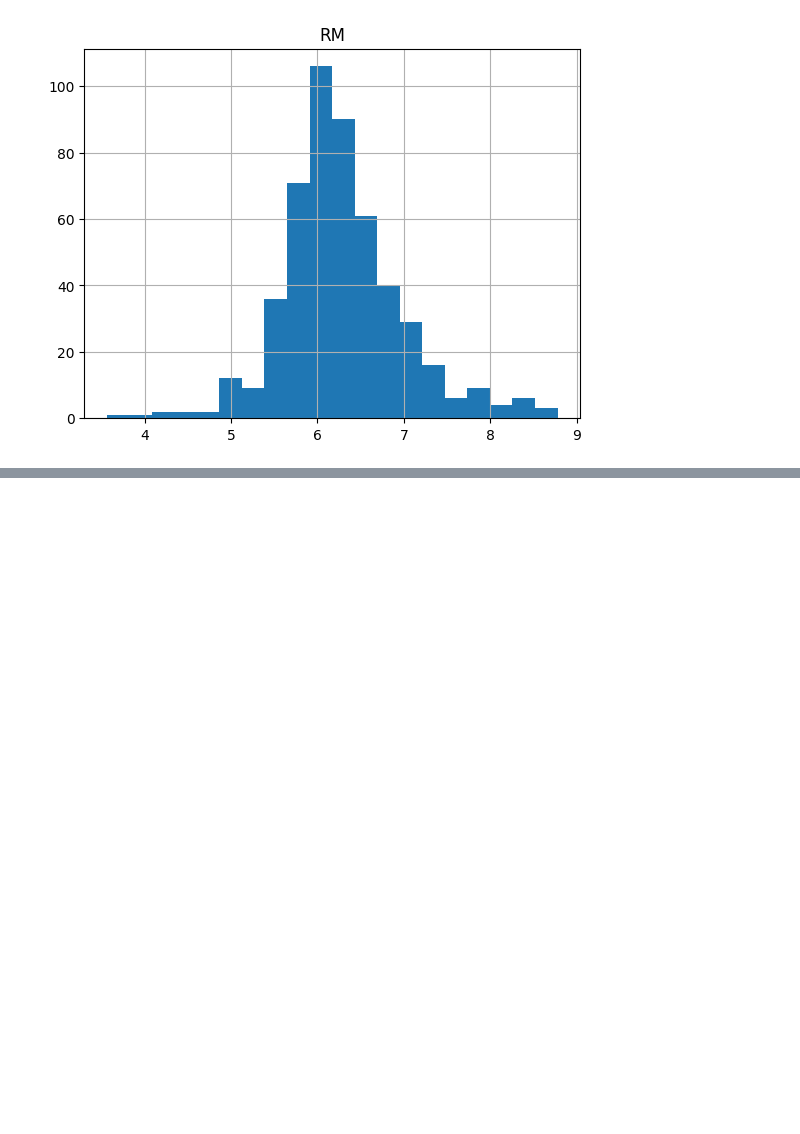
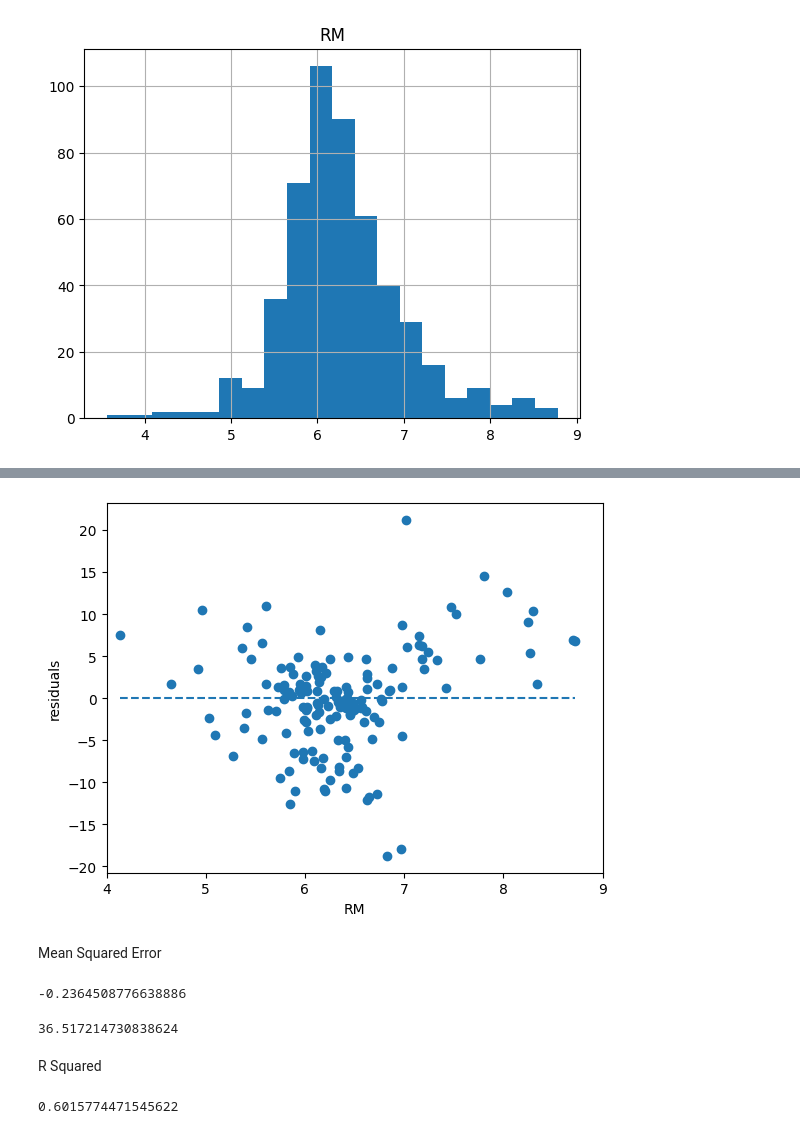
Before and after one commit to NishVish/Price-Prediction-Boston-Home-Price-, a Jupyter notebook: Price_Prediction_(Boston_Home_Price).ipynb, the cells around one changed output, grey strips where cells are left out. Cells and saved outputs as stored; diff of their text form; code cells hidden in the pictures; blank space fills up the shorter version.

```diff
--- a/Price_Prediction_(Boston_Home_Price).ipynb
+++ b/Price_Prediction_(Boston_Home_Price).ipynb
@@ -125,0 +283,2 @@ plt.show()
+# %%
+residual1 = Y_test -prediction1
@@ -125,0 +300,25 @@ plt.show()
+# %%
+plt.scatter(X_test,residual1)
+plt.hlines(y=0,xmin = X_test.min(),xmax = X_test.max(),linestyle='--')
+# set xlim
+plt.xlim((4, 9))
+plt.xlabel('RM'); plt.ylabel('residuals')
+plt.show()
+# %% [output]
+[figure, added]
+# %% [markdown]
+Mean Squared Error
+# %%
+residual1.mean()
+# %% [output]
+-0.2364508776638886
+# %%
+(residual1**2).mean()
+# %% [output]
+36.517214730838624
+# %% [markdown]
+R Squared
+# %%
+m1.score(X_test,Y_test)
+# %% [output]
+0.6015774471545622
```
Also changed, not shown: parts of 24 cells of this notebook.
